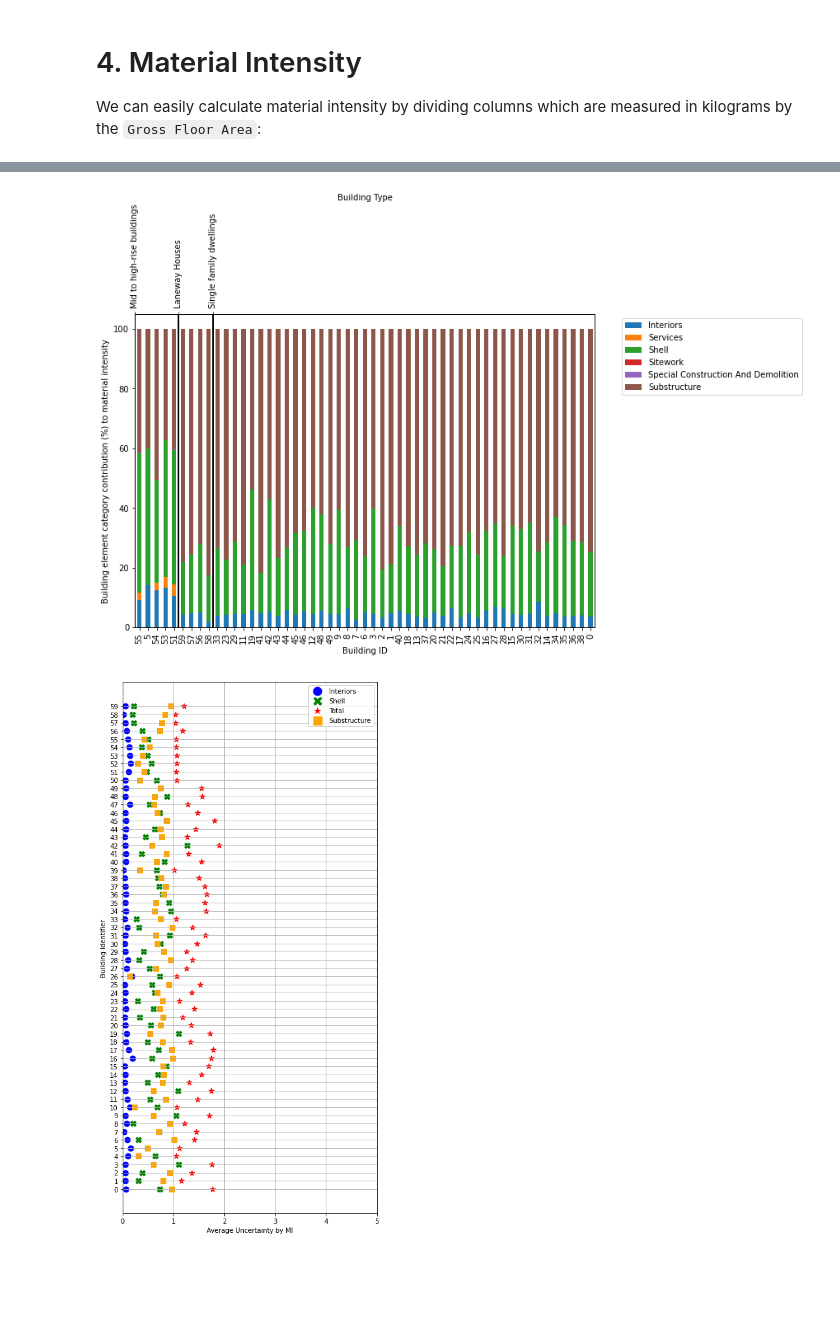
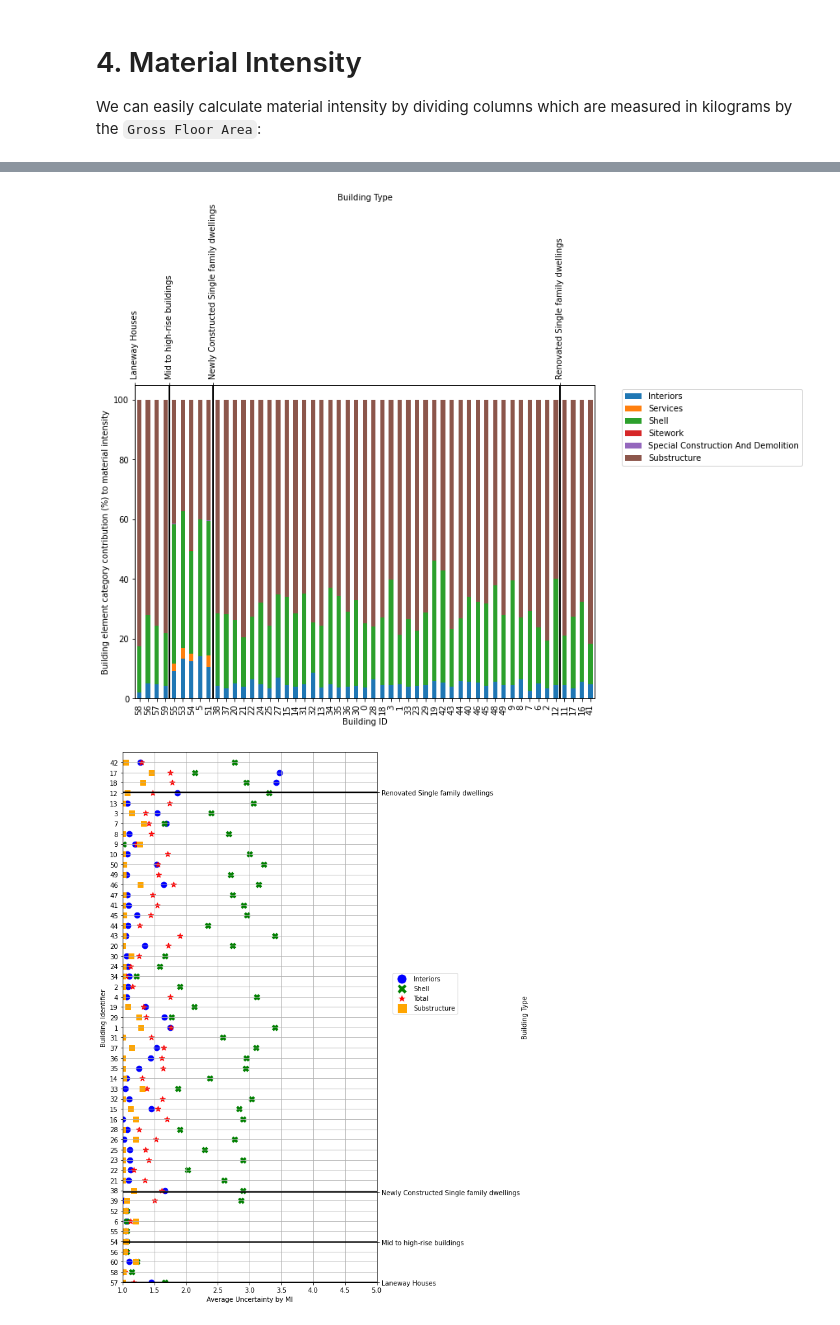
Before and after one commit to alexwolson/A-Construction-Classification-System-Database-for-Understanding-Resource-Use-in-Buildings, a Jupyter notebook: Sample Code/Sample.ipynb, the cells around one changed output, grey strips where cells are left out. Cells and saved outputs as stored; diff of their text form; code cells hidden in the pictures; blank space fills up the shorter version.

```diff
--- a/Sample Code/Sample.ipynb
+++ b/Sample Code/Sample.ipynb
@@ -276,0 +294,8 @@ plt.tight_layout();
+# %%
+from collections import defaultdict
+todf = defaultdict(dict)
+for (a,b),c in zip(tdf.keys().str.split('/'),tdf.values):
+    todf[a][b] = c
+toplot = pd.DataFrame(todf)
+toplot.plot.bar(figsize=(12,12));
+plt.savefig('bar_steel_onebuildingtype_byfloor.pdf')
@@ -467,7 +503,8 @@ df_mi = df_mi.div(df_mi.sum(axis=1),axis=0) * 100
 f = lambda x: name_map[re.split('[_\.\ ]',x)[1][0]]
 toplot = pd.concat([df[headings[1:]],df_mi[kilogram_columns].groupby(f,axis=1).sum()],axis=1).sort_values('Building Type')
 toplot = toplot[toplot['Building Type'].isin(types_to_keep)]
-
+toplot['Building Type'] = toplot['Building Type'].replace(building_type_map)
+toplot = toplot.sort_values('Building Type')
 fig, ax = plt.subplots(figsize=(10,7))
 
 cols = toplot.columns[6:]
@@ -487,12 +524,12 @@ plt.ylabel('Building element category contribution (%) to material intensity')
 
 ax2 = ax.twiny()
 ax2.set_xlim(0, len(toplot))
-ax2.set_xticks([k for k,v in enumerate(toplot['Building Type'].values) if building_type_map[v] != building_type_map[toplot['Building Type'].values[k-1]] or k==0])
+ax2.set_xticks([k for k,v in enumerate(toplot['Building Type'].values) if v != toplot['Building Type'].values[k-1] or k==0])
 for tick in ax2.get_xticklabels():
     tick.set_rotation(90)
-ax2.set_xticklabels([building_type_map[v] for k,v in enumerate(toplot['Building Type'].values) if building_type_map[v] != building_type_map[toplot['Building Type'].values[k-1]] or k==0])
+ax2.set_xticklabels([v for k,v in enumerate(toplot['Building Type'].values) if v != toplot['Building Type'].values[k-1] or k==0])
 ax2.set_xlabel("Building Type")
 plt.grid(color='black',linewidth=2)
 plt.show()
 # %% [output]
-[figure, old version]
+[figure, new version]
@@ -501,8 +541,15 @@ df_mi = df[kilogram_columns].div(df['Gross Floor Area'],axis=0)
 df_mi = df_mi.div(df_mi.sum(axis=1),axis=0)
 f = lambda x: name_map[re.split('[_\.\ ]',x)[1][0]] + '/' + re.split('[_\.\ ]',x)[-1]
 toplot = df_mi[kilogram_columns].groupby(f,axis=1).sum()
+for i in range(1,5):
+    toplot[f'Total/{i}'] = 0
 for k,v in toplot.iteritems():
-    toplot[k] = v * int(k.split('/')[1])
+    toplot[f'Total/{k.split("/")[1]}'] += v
+toplot_out = deepcopy(toplot)
+for k,v in toplot.iteritems():
+    toplot_out[k] = (v/toplot[[c for c in toplot.columns if k.split('/')[0] in c]].sum(axis=1)) * int(k.split('/')[1])
 f = lambda x: x.split('/')[0]
-toplot = pd.concat([df['Building Type'],toplot.groupby(f,axis=1).sum()],axis=1).sort_values('Building Type')
-# toplot['index'] = toplot['index'].astype('str')
+toplot_out = pd.concat([df['Building Type'],toplot_out.groupby(f,axis=1).sum()],axis=1).sort_values('Building Type')
+toplot_out = toplot_out.reset_index()
+toplot_out['index'] += 1
+toplot_out['index'] = toplot_out['index'].astype('str')
@@ -512,18 +556,33 @@ toplot = toplot[['Interiors','Shell','Substructure','Total']].reset_index()
+# %%
+toplot_out = toplot_out[toplot_out['Building Type'].isin(types_to_keep)]
+toplot_out['Building Type'] = toplot_out['Building Type'].replace(building_type_map)
+toplot_out = toplot_out.sort_values('Building Type')
 # %%
 from matplotlib.lines import Line2D
 fig, ax = plt.subplots(figsize=(7,15))
-ax.set_xlim(0,5)
-ax.set_yticks(toplot.index)
+ax.set_xlim(1,5)
+ax.set_ylim(1,len(toplot_out))
+# ax.set_yticks(toplot_out['index'])
 handles = []
 for v,m,c in [('Interiors','o','blue'),('Shell','X','green'),('Total','*','red'),('Substructure','s','orange')]:
-    toplot.plot.scatter(x=v,y='index', ax=ax, marker=m, color=c, s=75)
+    ax.scatter(x=toplot_out[v].values,y=toplot_out['index'].values, marker=m, color=c, s=75)
     handles.append(
         Line2D([0], [0], marker=m, color='w', label=v,
                               markerfacecolor=c, markersize=15)
     )
-plt.legend(handles=handles)
+plt.legend(handles=handles,bbox_to_anchor=(1.05, 0.5), loc='lower left')
 plt.ylabel('Building Identifier')
 plt.xlabel('Average Uncertainty by MI')
 plt.grid()
+ax2 = ax.twinx()
+ax2.set_ylim(0, len(toplot_out))
+ax2.set_yticks([k for k,v in enumerate(toplot_out['Building Type'].values) if v != toplot_out['Building Type'].values[k-1] or k==0])
+# for tick in ax2.get_yticklabels():
+#     tick.set_rotation(90)
+ax2.set_yticklabels([v for k,v in enumerate(toplot_out['Building Type'].values) if v != toplot_out['Building Type'].values[k-1] or k==0])
+ax2.set_ylabel("Building Type")
+
+
+plt.grid(color='black',linewidth=2)
 # %% [output]
-[figure, old version]
+[figure, new version]
```
Also changed, not shown: parts of 21 cells of this notebook, 1 other file.
